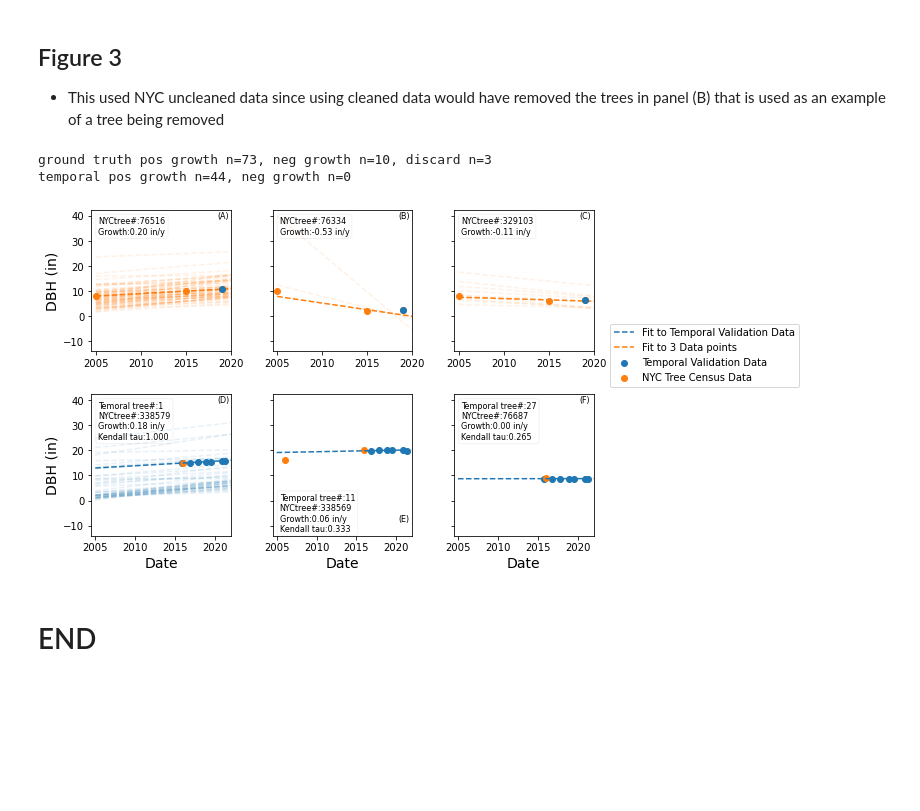
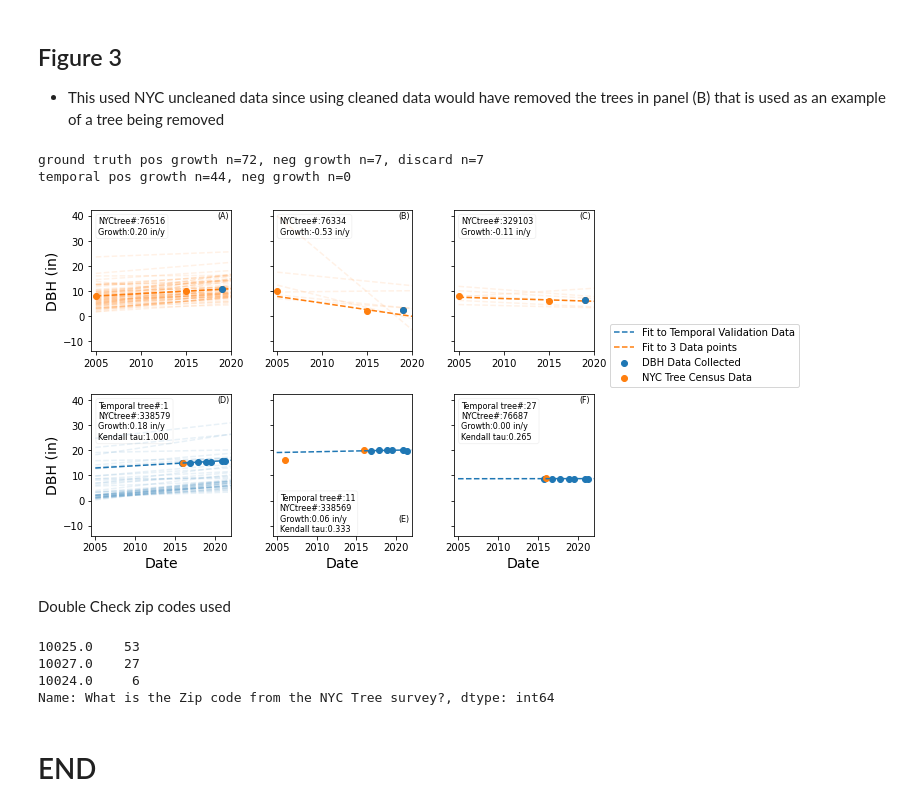
Before and after one commit to bmaillou/NYCTreeGrowth, a Jupyter notebook: 3-Figure1_and_2_Growth_Plots.ipynb, the cells around one changed output. Cells and saved outputs as stored; diff of their text form; code cells hidden in the pictures; blank space fills up the shorter version.

```diff
--- a/3-Figure1_and_2_Growth_Plots.ipynb
+++ b/3-Figure1_and_2_Growth_Plots.ipynb
@@ -311,6 +327,8 @@ for i,tree_all in dfTV.iterrows():
         dfTV_summary.at[i,'species']=tree_all['species']
         dfTV_summary.at[i,'slope']=stats_theil[0]
         dfTV_summary.at[i,'kendalltau']=stats_kendall.correlation
-
+        dfTV_summary.at[i,'count']=len(y)
+        dfTV_summary.at[i,'start']=x.min()
+        dfTV_summary.at[i,'stop']=x.max()
     else:
         print('no data for tree',i)
@@ -322,3 +372,10 @@ else:
     print('trouble')
 # %% [output]
 no trees with negative slopes
+# %%
+temp=(dfTV_summary['kendalltau']>=.99999).value_counts()
+print('Kendall Tau=1 = {}, less than 1= {}'.format(temp[1],temp[0]))
+## I am assuming a rounding error in numpy to not get 1.
+
+temp=(dfTV_summary['kendalltau']>=.99999).value_counts()/dfTV_summary['kendalltau'].count()*100
+print('% Kendall Tau=1 = {}, %less than 1= {}'.format(temp[1],temp[0]))
@@ -442,7 +502,7 @@ ax[1,0].scatter([2006,2016],dfTV.loc[treeNum][['DBH_05','DBH_15']])
 
 stats_theil=stats.mstats.theilslopes(y,x, alpha=0.95)
 stats_kendall= stats.kendalltau(y,x)
-textstr='Temoral tree#:1\nNYCtree#:{}\nGrowth:{:0.2f} in/y\nKendall tau:{:0.3f}'.format(dfTV.loc[treeNum]['NYCtree_id']
+textstr='Temporal tree#:1\nNYCtree#:{}\nGrowth:{:0.2f} in/y\nKendall tau:{:0.3f}'.format(dfTV.loc[treeNum]['NYCtree_id']
                                                                                         ,stats_theil[0],stats_kendall.correlation)
 ax[1,0].text(0.05,0.95,textstr,transform=ax[1,0].transAxes,fontsize=8,verticalalignment='top',bbox=props)
 ax[1,0].text(0.90,.99,'(D)',transform=ax[1,0].transAxes,fontsize=8,verticalalignment='top')#,bbox=props2)
@@ -483,7 +543,7 @@ x=pd.to_datetime(dfTV.loc[treeNum].iloc[7:14].dropna().index).year \
  + (pd.to_datetime(dfTV.loc[treeNum].iloc[7:14].dropna().index).dayofyear -1)/365
 
 y=dfTV.loc[treeNum].iloc[7:14].dropna().values
-ax[1,2].scatter(x,y,label='Temporal Validation Data')
+ax[1,2].scatter(x,y,label='DBH Data Collected')
 ax[1,2].scatter([2006,2016],dfTV.loc[treeNum][['DBH_05','DBH_15']],label='NYC Tree Census Data')
 
 stats_theil=stats.mstats.theilslopes(y,x, alpha=0.95)
@@ -515,46 +575,55 @@ for idx,dfr in dfGT.iterrows():
     y=dfr[['tree_dbh_05','tree_dbh_15','tree_dbh_19']]
     stats_theil=stats.mstats.theilslopes(y,x, alpha=0.95)
     intercept=np.median(y)-stats_theil[0]*np.median(x)
-    if stats_theil[0]>=0:
+    if dfr['tree_dbh_15']-dfr['tree_dbh_05']>=0:#stats_theil[0]>=0:
         plot=ax[0][0].plot(tempx,stats_theil[0]*tempx+intercept,zorder=1,linestyle='dashed',color='C1',alpha=0.1)
         count_plus+=1
-    elif stats_theil[0]<-0.5:
+    elif dfr['tree_dbh_15']-dfr['tree_dbh_05']<-5.:#stats_theil[0]<-0.5:
         plot=ax[0][1].plot(tempx,stats_theil[0]*tempx+intercept,zorder=1,linestyle='dashed',color='C1',alpha=0.1)
         count_disc+=1
-    elif stats_theil[0]<0:
+    else:# stats_theil[0]<0:
         plot=ax[0][2].plot(tempx,stats_theil[0]*tempx+intercept,zorder=1,linestyle='dashed',color='C1',alpha=0.1)
         count_neg+=1
 print('ground truth pos growth n={}, neg growth n={}, discard n={}'.format(count_plus
                                                                            ,count_neg
                                                                           ,count_disc))
 ##################
 ######### add lines for temporal
 count_plus=0
 count_neg=0
 for idx,dfR in dfTV.iterrows():
     temp=dfR.iloc[7:14].dropna()
 
     x=pd.to_datetime(temp.index).year \
  + (pd.to_datetime(temp.index).dayofyear -1)/365
     y=temp.values
     stats_theil=stats.mstats.theilslopes(y,x, alpha=0.95)
     intercept=np.median(y)-stats_theil[0]*np.median(x)
     if stats_theil[0]>0:
         plot=ax[1][0].plot(tempx,stats_theil[0]*tempx+intercept,zorder=1
                            ,linestyle='dashed',color='C0',alpha=0.1)
         count_plus+=1
     if stats_theil[0]<=0:
         plot=ax[1][2].plot(tempx,stats_theil[0]*tempx+intercept,zorder=1
                            ,linestyle='dashed',color='C0',alpha=0.1)
         count_neg+=1
 print('temporal pos growth n={}, neg growth n={}'.format(count_plus,count_neg))
 
 
 fig.subplots_adjust(wspace=.3,hspace=.3)
-fig.savefig('Figures/Figure3-NYC_Barnard_example_trees_all_data.jpg',dpi=800,bbox_inches='tight')
+fig.savefig('Figures/Figure3-NYC_Barnard_example_trees_all_data.tif',dpi=400,bbox_inches='tight')
 # %% [output]
-ground truth pos growth n=73, neg growth n=10, discard n=3
+ground truth pos growth n=72, neg growth n=7, discard n=7
 temporal pos growth n=44, neg growth n=0
-[figure, old version]
+[figure, new version]
+# %% [markdown]
+Double Check zip codes used
+# %%
+dfGT['What is the Zip code from the NYC Tree survey?'].value_counts()
+# %% [output]
+10025.0    53
+10027.0    27
+10024.0     6
+Name: What is the Zip code from the NYC Tree survey?, dtype: int64
 # %% [markdown]
 # END
```
Also changed, not shown: parts of 7 cells of this notebook, 24 other files.
